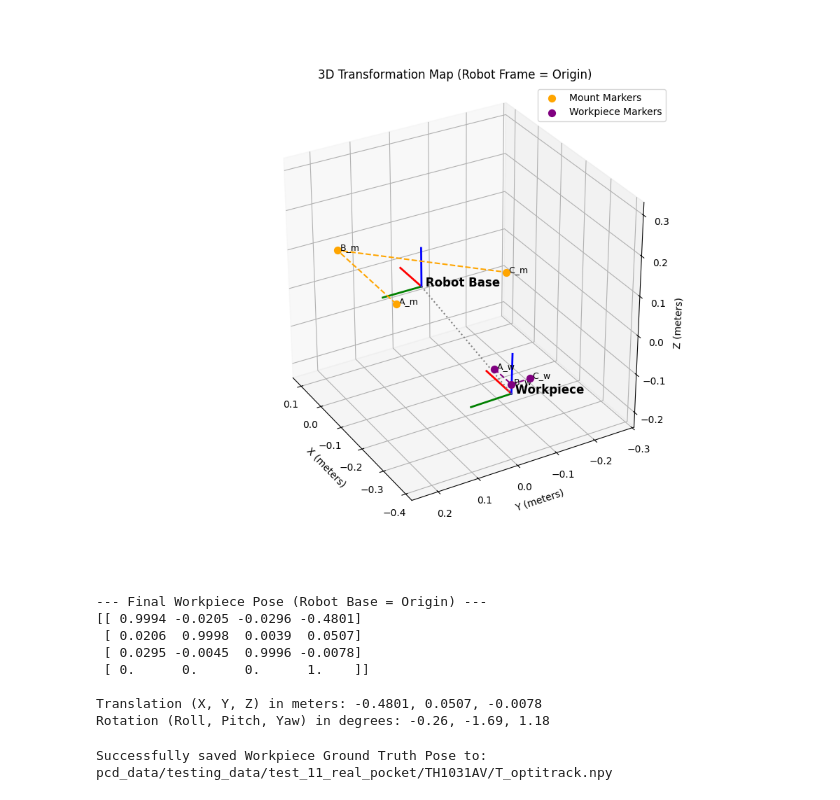
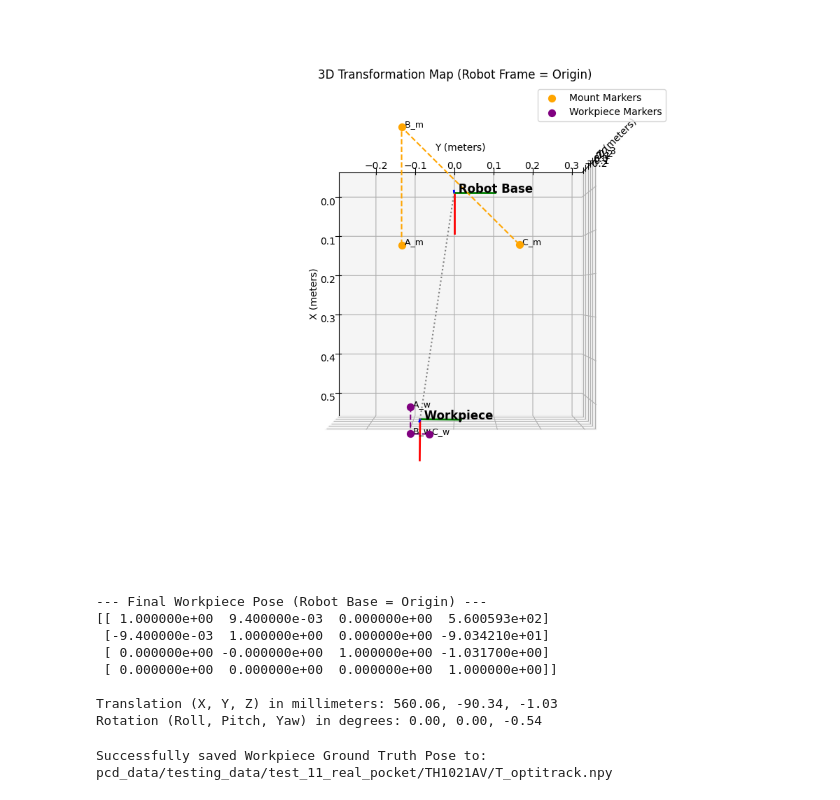
Before and after one commit to alvannauval/anr_pkg, a Jupyter notebook: src/11_optitrack_groundtruth.ipynb, the cells around one changed output. Drawn from its saved outputs; the diff is of its cells as text; code cells hidden in the pictures.

```diff
--- a/src/11_optitrack_groundtruth.ipynb
+++ b/src/11_optitrack_groundtruth.ipynb
@@ -17,19 +18,19 @@ from scipy.spatial.transform import Rotation as R
 
 
 #260930
-A_m = np.array([-0.000161, 0.000754, -0.001127])    # Rear Left
-B_m = np.array([0.286044, 0.000321, -0.000639])     # Front Left
-C_m = np.array([-0.000200, -0.000102, 0.285803])    # Front Right
+A_m = np.array([-0.000161,  0.000754, -0.001127])    # Rear Left
+B_m = np.array([ 0.286044,  0.000321, -0.000639])     # Front Left
+C_m = np.array([-0.000200, -0.000102,  0.285803])    # Front Right
 
 # #th1021av (y order)
-# A_w = np.array([-0.392291, 0.033465, 0.020849])
-# B_w = np.array([-0.457711, 0.032899, 0.020123])
-# C_w = np.array([-0.458131, 0.033169, 0.064953])
+A_w = np.array([-0.392291, 0.033465, 0.020849])
+B_w = np.array([-0.457711, 0.032899, 0.020123])
+C_w = np.array([-0.458131, 0.033169, 0.064953])
 
 # th1031av (y order)
-A_w = np.array([-0.392247, 0.034375, 0.020076])
-B_w = np.array([-0.459662, 0.032484, 0.021348])
-C_w = np.array([-0.459526, 0.032530, 0.066015])
+# A_w = np.array([-0.392247, 0.034375, 0.020076])
+# B_w = np.array([-0.459662, 0.032484, 0.021348])
+# C_w = np.array([-0.459526, 0.032530, 0.066015])
 
 # #th1041av
 # A_w = np.array([-0.392809, 0.032364, 0.020869])
@@ -217,56 +252,56 @@ ax.text(*C_m_robot, ' C_m', color='black', fontsize=9)
 
 plot_frame(ax, T_Workpiece_in_Robot, " Workpiece")
 
 ax.scatter(*A_w_robot, color='purple', s=50, label='Workpiece Markers')
 ax.scatter(*B_w_robot, color='purple', s=50)
 ax.scatter(*C_w_robot, color='purple', s=50)
 ax.plot([A_w_robot[0], B_w_robot[0], C_w_robot[0]],
         [A_w_robot[1], B_w_robot[1], C_w_robot[1]],
         [A_w_robot[2], B_w_robot[2], C_w_robot[2]], color='purple', linestyle='--')
 
 ax.text(*A_w_robot, ' A_w', color='black', fontsize=9)
 ax.text(*B_w_robot, ' B_w', color='black', fontsize=9)
 ax.text(*C_w_robot, ' C_w', color='black', fontsize=9)
 
 
 ax.plot([0, T_Workpiece_in_Robot[0, 3]],
         [0, T_Workpiece_in_Robot[1, 3]],
         [0, T_Workpiece_in_Robot[2, 3]], color='gray', linestyle=':')
 
 ax.set_xlabel('X (meters)')
 ax.set_ylabel('Y (meters)')
 ax.set_zlabel('Z (meters)')
 ax.set_title('3D Transformation Map (Robot Frame = Origin)')
 ax.set_box_aspect([1,1,1])
 set_axes_equal(ax, zoom=1.5)  # Change 1.8 to higher for more zoom
 ax.legend()
-ax.view_init(azim=150, elev=30) # isometric enakeun
-# ax.view_init(azim=0, elev=90) # top view
-# ax.view_init(azim=-0, elev=0) # trial
+ax.view_init(azim=-30, elev=30) # isometric enakeun
+ax.view_init(azim=0, elev=90) # top view
+# ax.view_init(azim=-0, elev=0) # front
 
 # ax.dist = 20  # Default is 10, lower number zooms in
 plt.show()
 # %% [output]
-[figure, old version]
+[figure, new version]
 # %%
 print("\n--- Final Workpiece Pose (Robot Base = Origin) ---")
-print(np.round(T_Workpiece_in_Robot, 4))
+print(np.round(T_Workpiece_in_Robot_mm, 4))
 
-trans = T_Workpiece_in_Robot[:3, 3]
-print(f"\nTranslation (X, Y, Z) in meters: {trans[0]:.4f}, {trans[1]:.4f}, {trans[2]:.4f}")
+trans = T_Workpiece_in_Robot_mm[:3, 3]
+print(f"\nTranslation (X, Y, Z) in millimeters: {trans[0]:.2f}, {trans[1]:.2f}, {trans[2]:.2f}")
 
 rot = R.from_matrix(T_Workpiece_in_Robot[:3, :3])
 rpy = rot.as_euler('xyz', degrees=True)
 print(f"Rotation (Roll, Pitch, Yaw) in degrees: {rpy[0]:.2f}, {rpy[1]:.2f}, {rpy[2]:.2f}")
 # %% [output]
 --- Final Workpiece Pose (Robot Base = Origin) ---
-[[ 0.9994 -0.0205 -0.0296 -0.4801]
- [ 0.0206  0.9998  0.0039  0.0507]
- [ 0.0295 -0.0045  0.9996 -0.0078]
- [ 0.      0.      0.      1.    ]]
+[[ 1.000000e+00  9.400000e-03  0.000000e+00  5.600593e+02]
+ [-9.400000e-03  1.000000e+00  0.000000e+00 -9.034210e+01]
+ [ 0.000000e+00 -0.000000e+00  1.000000e+00 -1.031700e+00]
+ [ 0.000000e+00  0.000000e+00  0.000000e+00  1.000000e+00]]
 
-Translation (X, Y, Z) in meters: -0.4801, 0.0507, -0.0078
-Rotation (Roll, Pitch, Yaw) in degrees: -0.26, -1.69, 1.18
+Translation (X, Y, Z) in millimeters: 560.06, -90.34, -1.03
+Rotation (Roll, Pitch, Yaw) in degrees: 0.00, 0.00, -0.54
 # %%
 # ==========================================
 # 5. Export Workpiece Ground Truth Pose
@@ -274,14 +309,14 @@ Rotation (Roll, Pitch, Yaw) in degrees: -0.26, -1.69, 1.18
 import os
 
 # Change this path to wherever your other processes expect to find it
-output_dir = "pcd_data/testing_data/test_11_real_pocket/TH1031AV/"
+output_dir = f"pcd_data/testing_data/test_11_real_pocket/{WORKPIECE}/"
 os.makedirs(output_dir, exist_ok=True)
 
 # Save the 4x4 transformation matrix as a .npy file
 save_path = os.path.join(output_dir, "T_optitrack.npy")
-np.save(save_path, T_Workpiece_in_Robot)
+np.save(save_path, T_Workpiece_in_Robot_mm)  # translation in millimeters
 
 print(f"Successfully saved Workpiece Ground Truth Pose to:\n{save_path}")
 # %% [output]
 Successfully saved Workpiece Ground Truth Pose to:
-pcd_data/testing_data/test_11_real_pocket/TH1031AV/T_optitrack.npy
+pcd_data/testing_data/test_11_real_pocket/TH1021AV/T_optitrack.npy
```
Also changed, not shown: parts of 6 cells of this notebook, 28 other files.
